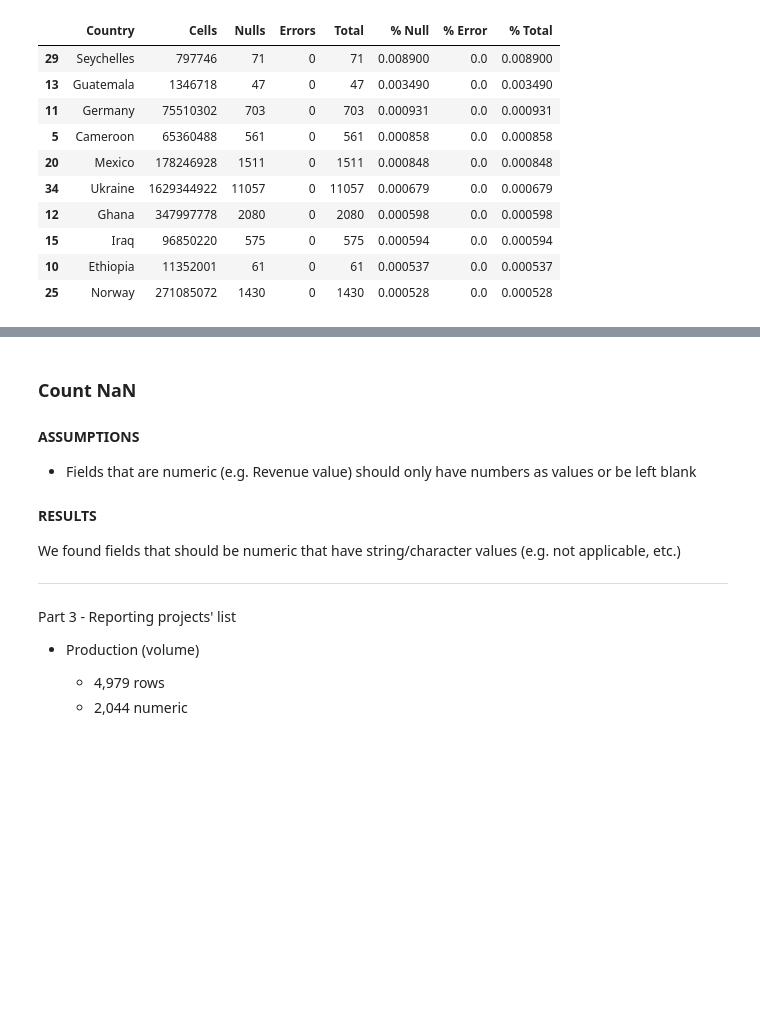
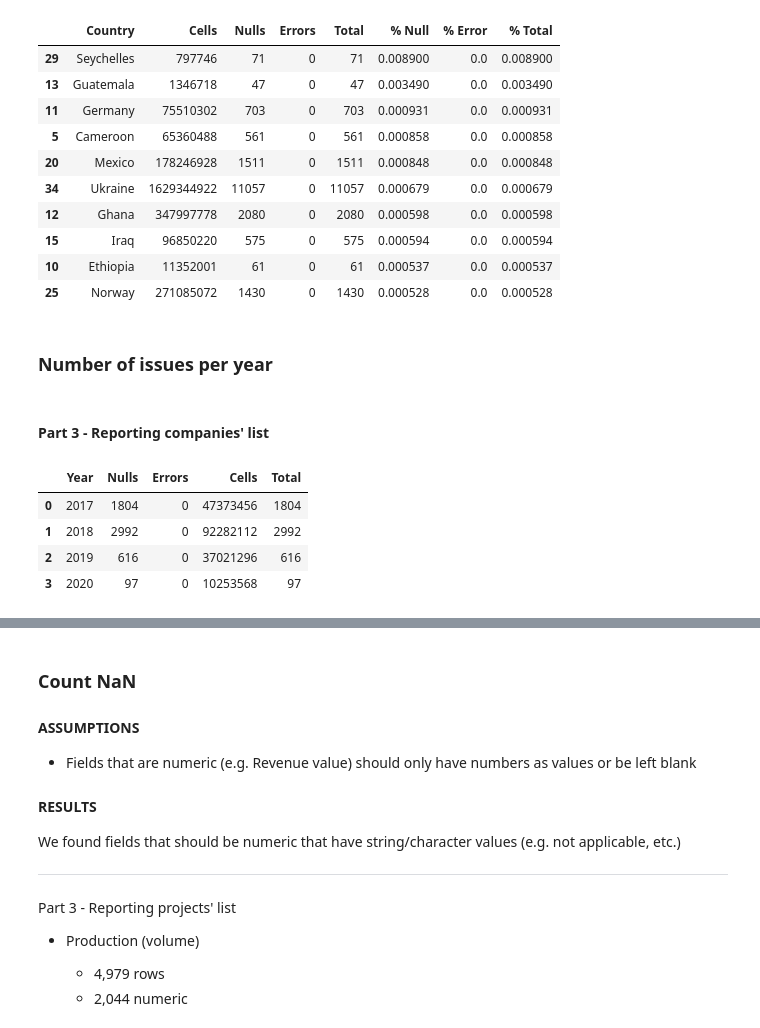
Before and after one commit to civicliteracies/EITI_SDT_data_verification_and_validation, a Jupyter notebook: 01 - Completeness and correctness.ipynb, the cells around one changed output, grey strips where cells are left out. Drawn from its saved outputs; the diff is of its cells as text; code cells hidden in the pictures; blank space fills up the shorter version.

```diff
--- a/01 - Completeness and correctness.ipynb
+++ b/01 - Completeness and correctness.ipynb
@@ -687,3 +687,15 @@ Top 10 countries based on % of Total Issues using NON-OPTIONAL columns
 | 15 | Iraq | 96850220 | 575 | 0 | 575 | 0.000594 | 0.0 | 0.000594 |
 | 10 | Ethiopia | 11352001 | 61 | 0 | 61 | 0.000537 | 0.0 | 0.000537 |
 | 25 | Norway | 271085072 | 1430 | 0 | 1430 | 0.000528 | 0.0 | 0.000528 |
+# %% [markdown]
+### Number of issues per year
+# %% [markdown]
+#### Part 3 - Reporting companies' list
+# %%
+count_issues(df_part_3a, 'Year')
+# %% [output]
+|  | Year | Nulls | Errors | Cells | Total |
+| 0 | 2017 | 1804 | 0 | 47373456 | 1804 |
+| 1 | 2018 | 2992 | 0 | 92282112 | 2992 |
+| 2 | 2019 | 616 | 0 | 37021296 | 616 |
+| 3 | 2020 | 97 | 0 | 10253568 | 97 |
```
Also changed, not shown: parts of 8 cells of this notebook.
